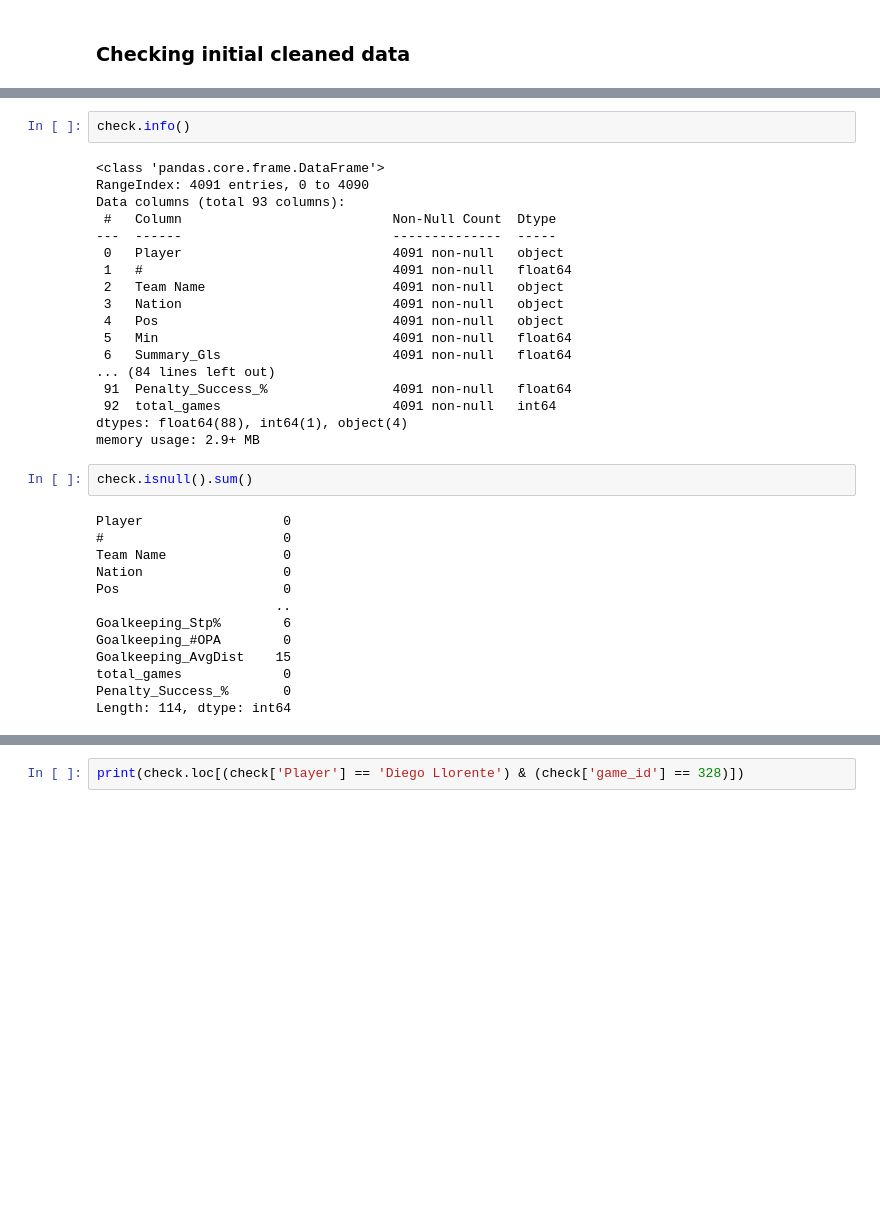
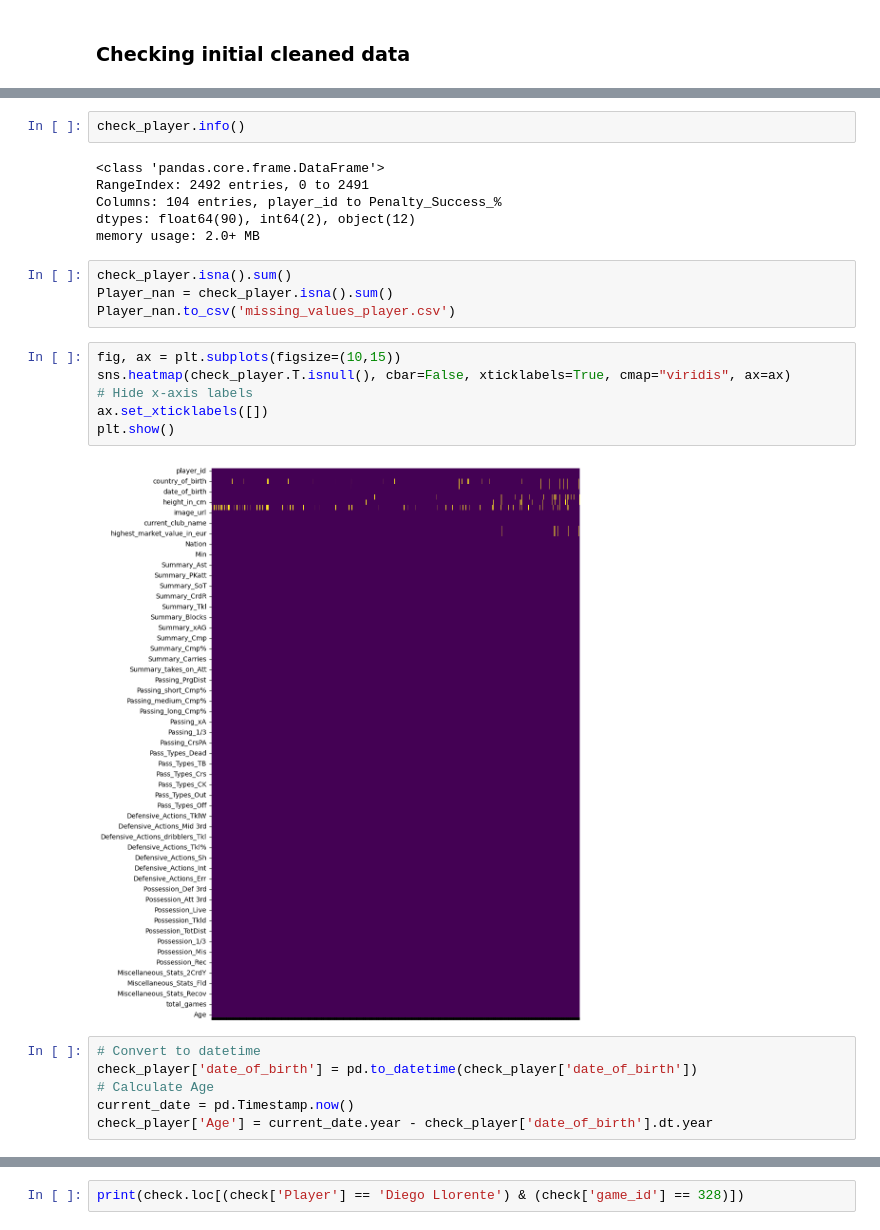
Before and after one commit to MinhTQ-594/Football-player-Price_prediction, a Jupyter notebook: Data preprocessing/Clean_data.ipynb, the cells around one changed output, grey strips where cells are left out. Saved outputs shown, nothing was run; the diff lists cells and outputs as text; blank space fills up the shorter version.

```diff
--- a/Data preprocessing/Clean_data.ipynb
+++ b/Data preprocessing/Clean_data.ipynb
@@ -29,35 +29,26 @@ check.head(10)
 # %%
-check.info()
+check_player.info()
 # %% [output]
 <class 'pandas.core.frame.DataFrame'>
-RangeIndex: 4091 entries, 0 to 4090
-Data columns (total 93 columns):
- #   Column                           Non-Null Count  Dtype
----  ------                           --------------  -----
- 0   Player                           4091 non-null   object
- 1   #                                4091 non-null   float64
- 2   Team Name                        4091 non-null   object
- 3   Nation                           4091 non-null   object
- 4   Pos                              4091 non-null   object
- 5   Min                              4091 non-null   float64
- 6   Summary_Gls                      4091 non-null   float64
-... (84 lines left out)
- 91  Penalty_Success_%                4091 non-null   float64
- 92  total_games                      4091 non-null   int64
-dtypes: float64(88), int64(1), object(4)
-memory usage: 2.9+ MB
+RangeIndex: 2492 entries, 0 to 2491
+Columns: 104 entries, player_id to Penalty_Success_%
+dtypes: float64(90), int64(2), object(12)
+memory usage: 2.0+ MB
-# %%
-check.isnull().sum()
-# %% [output]
-Player                  0
-#                       0
-Team Name               0
-Nation                  0
-Pos                     0
-                       ..
-Goalkeeping_Stp%        6
-Goalkeeping_#OPA        0
-Goalkeeping_AvgDist    15
-total_games             0
-Penalty_Success_%       0
-Length: 114, dtype: int64
+# %%
+check_player.isna().sum()
+Player_nan = check_player.isna().sum()
+Player_nan.to_csv('missing_values_player.csv')
+# %%
+fig, ax = plt.subplots(figsize=(10,15))
+sns.heatmap(check_player.T.isnull(), cbar=False, xticklabels=True, cmap="viridis", ax=ax)
+# Hide x-axis labels
+ax.set_xticklabels([])
+plt.show()
+# %% [output]
+[figure, added]
+# %%
+# Convert to datetime
+check_player['date_of_birth'] = pd.to_datetime(check_player['date_of_birth'])
+# Calculate Age
+current_date = pd.Timestamp.now()
+check_player['Age'] = current_date.year - check_player['date_of_birth'].dt.year
```
Also changed, not shown: parts of 22 cells of this notebook, 18 other files.
